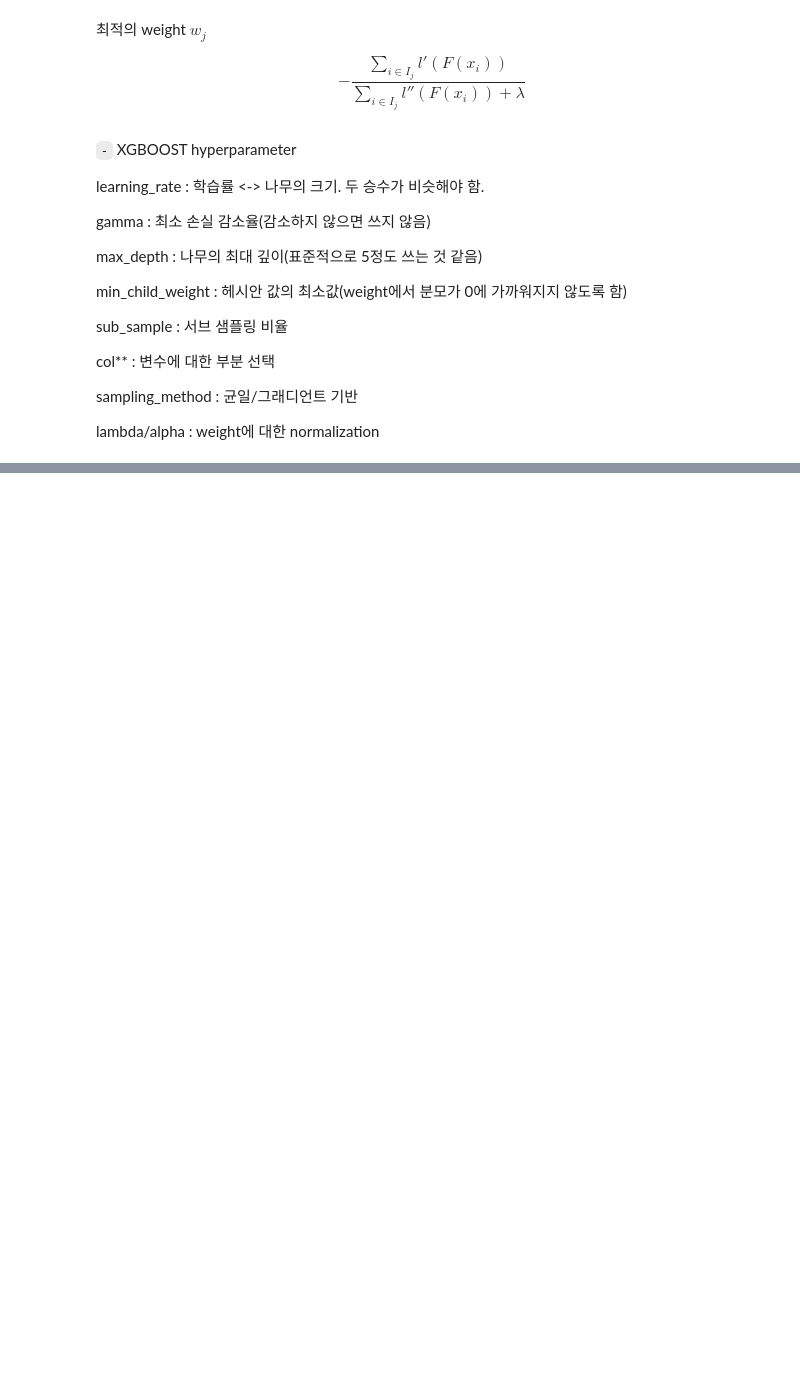
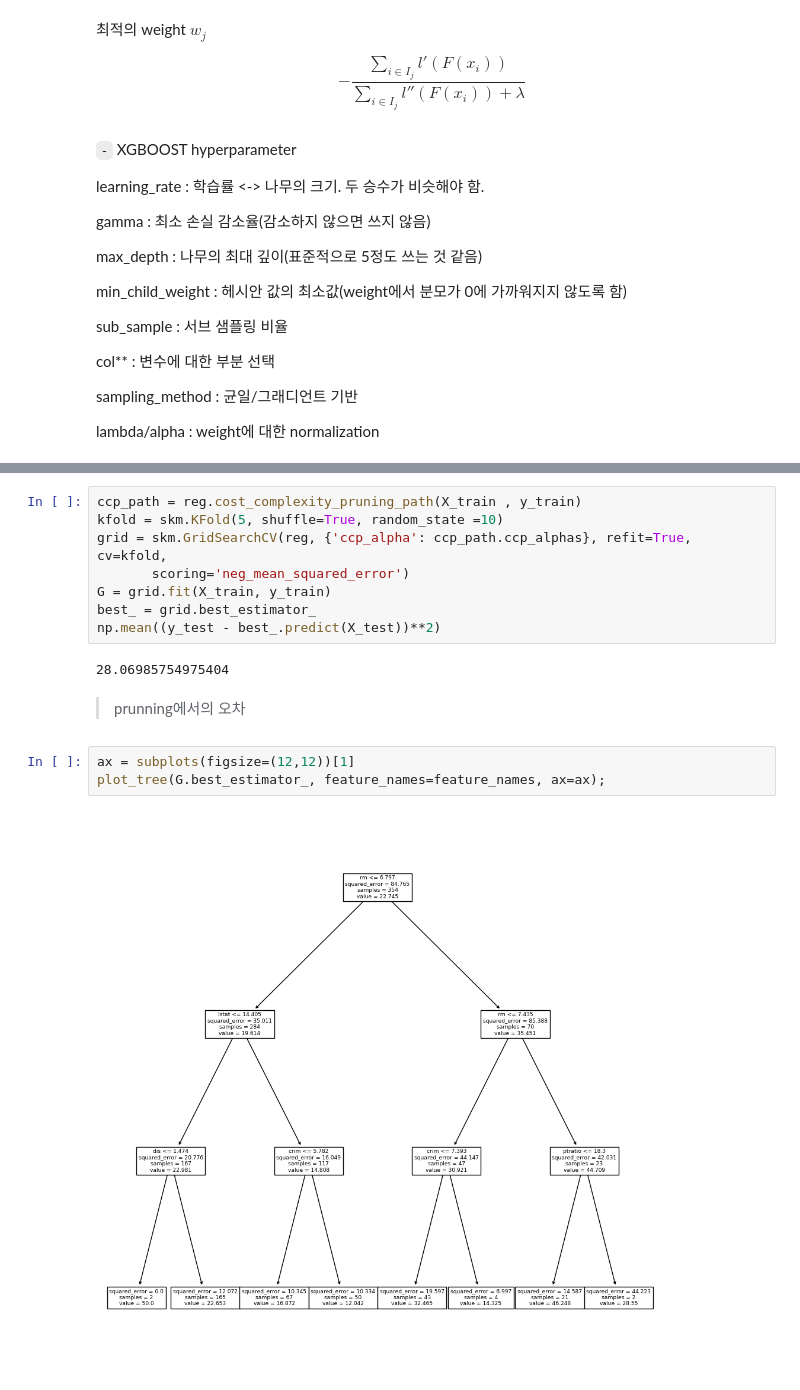
Before and after one commit to HollyRiver/ML2024, a Jupyter notebook: practice/7. Tree model.ipynb, the cells around one changed output, grey strips where cells are left out. Saved outputs shown, nothing was run; the diff lists cells and outputs as text; blank space fills up the shorter version.

```diff
--- a/practice/7. Tree model.ipynb
+++ b/practice/7. Tree model.ipynb
@@ -369,0 +530,17 @@ lambda/alpha : weight에 대한 normalization
+# %%
+ccp_path = reg.cost_complexity_pruning_path(X_train , y_train)
+kfold = skm.KFold(5, shuffle=True, random_state =10)
+grid = skm.GridSearchCV(reg, {'ccp_alpha': ccp_path.ccp_alphas}, refit=True, cv=kfold,
+       scoring='neg_mean_squared_error')
+G = grid.fit(X_train, y_train)
+best_ = grid.best_estimator_
+np.mean((y_test - best_.predict(X_test))**2)
+# %% [output]
+28.06985754975404
+# %% [markdown]
+> prunning에서의 오차
+# %%
+ax = subplots(figsize=(12,12))[1]
+plot_tree(G.best_estimator_, feature_names=feature_names, ax=ax);
+# %% [output]
+[figure, added]
```
Also changed, not shown: parts of 48 cells of this notebook, 9 other files.
